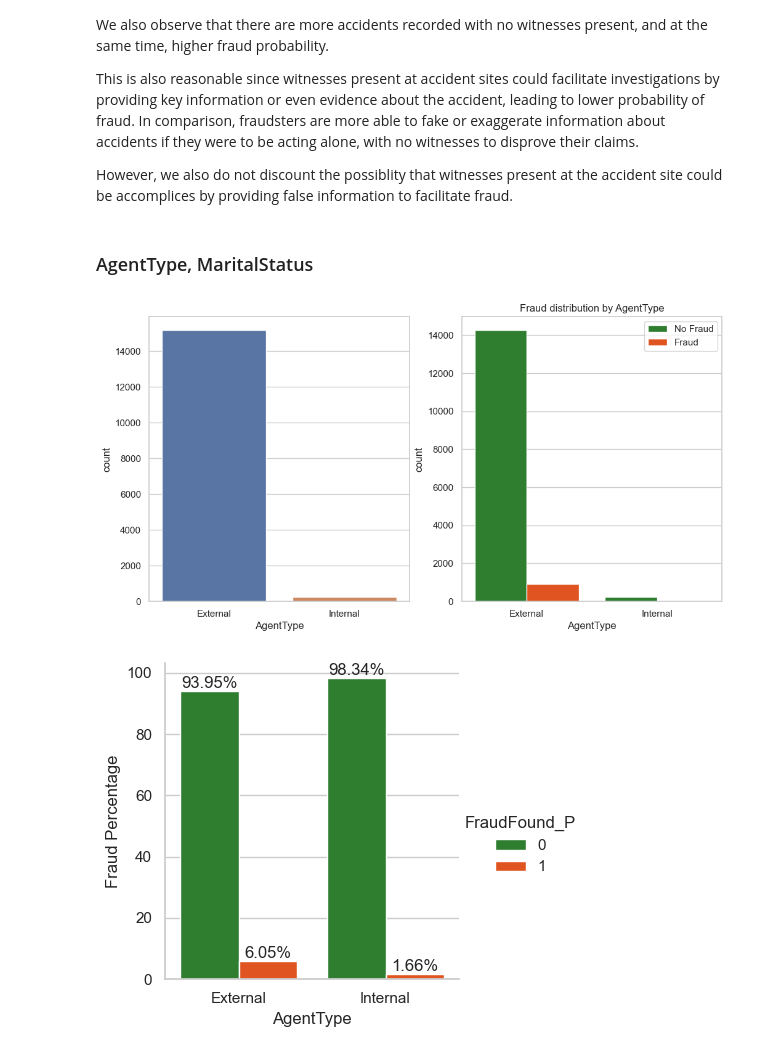
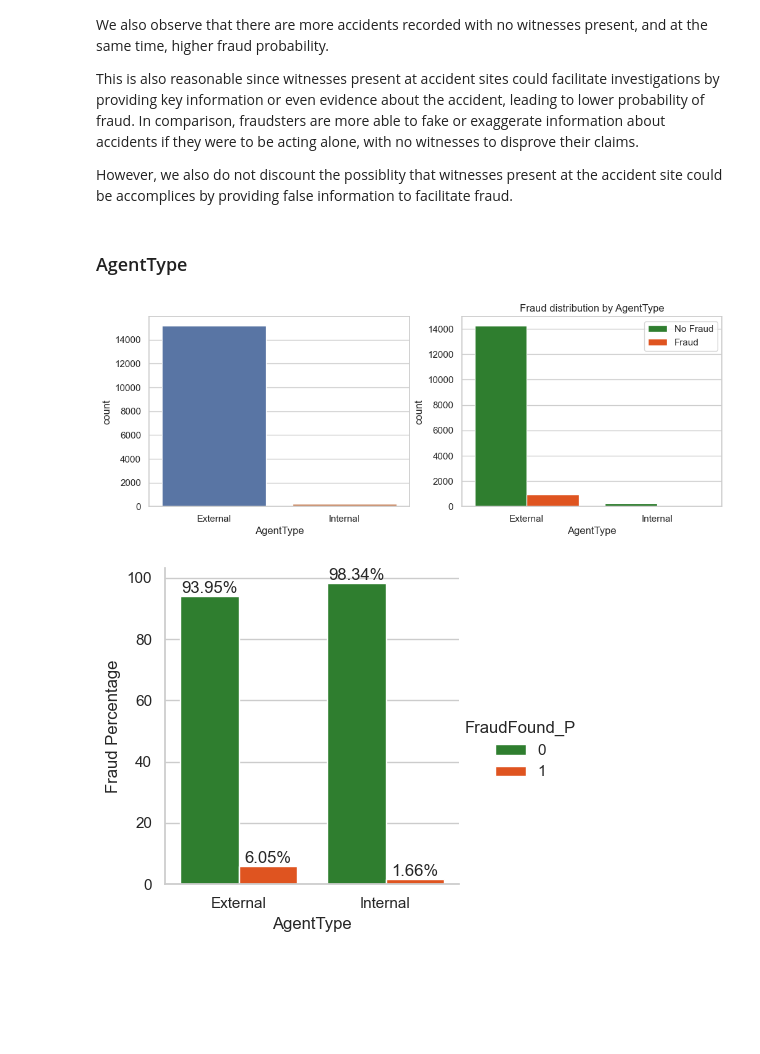
Before and after one commit to lulucopter/dsa4263-fraud-detection, a Jupyter notebook: eda.ipynb, the cells around one changed output. Saved outputs shown, nothing was run; the diff lists cells and outputs as text; code cells hidden in the pictures; blank space fills up the shorter version.

```diff
--- a/eda.ipynb
+++ b/eda.ipynb
@@ -254,6 +262,8 @@ WeekOfMonthClaimed [1 4 2 3 5]
 # %%
 #Drop entry where DayOfWeekClaimed = 0
 df = df.loc[df['DayOfWeekClaimed']!='0']
+# %%
+df["Deductible"] = df["Deductible"].astype("object")
 # %%
 df['DayOfWeek']= df['DayOfWeek'].astype('string')
 df['DayOfWeekClaimed']= df['DayOfWeekClaimed'].astype('string')
@@ -715,33 +727,11 @@ This is also reasonable since witnesses present at accident sites could facilita
 
 However, we also do not discount the possiblity that witnesses present at the accident site could be accomplices by providing false information to facilitate fraud.
 # %% [markdown]
-### AgentType, MaritalStatus
+### AgentType
-# %%
-def dist_by_col(col, figsize):
-    fig, axs = plt.subplots(ncols=2, figsize=figsize)
-    sns.countplot(x=col, data=df, hue=col, legend=False, ax = axs[0])
-
-    labels = ['No Fraud', 'Fraud']
-    sns.countplot(x=col,hue="FraudFound_P" ,data=df, palette={0:"forestgreen",1:"orangered"}, ax = axs[1])
-    plt.legend(labels)
-    plt.title(f'Fraud distribution by {col}')
-    plt.show()
-
-def fraud_percentage(col, height=4, aspect=1):
-    percent = df.groupby([col,'FraudFound_P']).size().reset_index().rename(columns={0: "size"})
-    percent["Fraud Percentage"] = percent.groupby(col)["size"].apply(lambda x: round(100 * x / x.sum(), 2)).reset_index()["size"]
-    g = sns.catplot(data = percent, x = col, y="Fraud Percentage", hue="FraudFound_P", palette={0:"forestgreen",1:"orangered"}, height=height, aspect=aspect, kind="bar")
-    ax = g.facet_axis(0, 0)  # or ax = g.axes.flat[0]
-
-    # iterate through the axes containers
-    for c in ax.containers:
-        labels = [f'{(v.get_height()):.2f}%' for v in c]
-        ax.bar_label(c, labels=labels, label_type='edge')
-    plt.show()
 # %%
-dist_by_col("AgentType", (12,6))
+dist_by_col("AgentType", (12,4))
 # %% [output]
-[figure, old version]
+[figure, new version]
 # %%
 fraud_percentage("AgentType")
 # %% [output]
```
Also changed, not shown: parts of 36 cells of this notebook.
